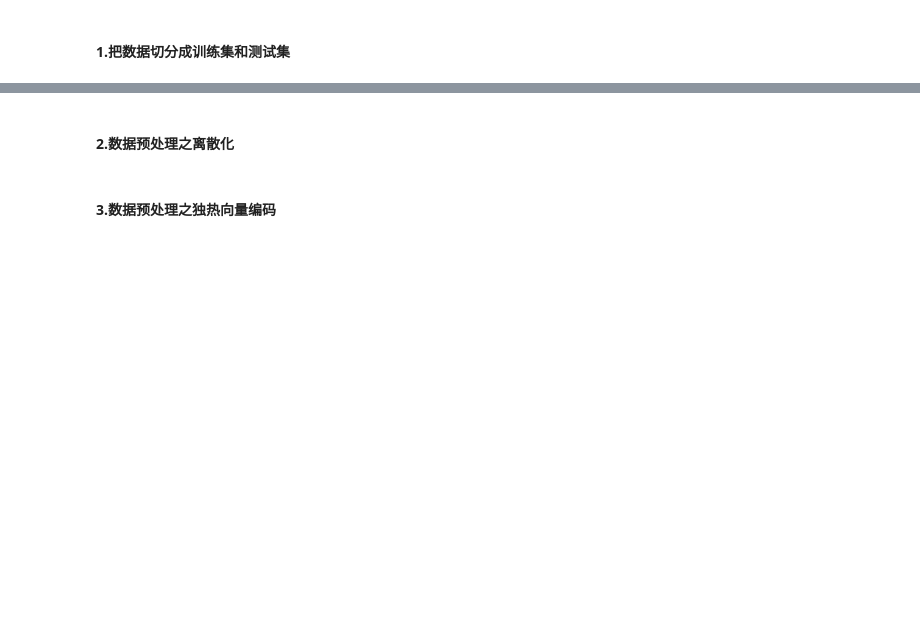
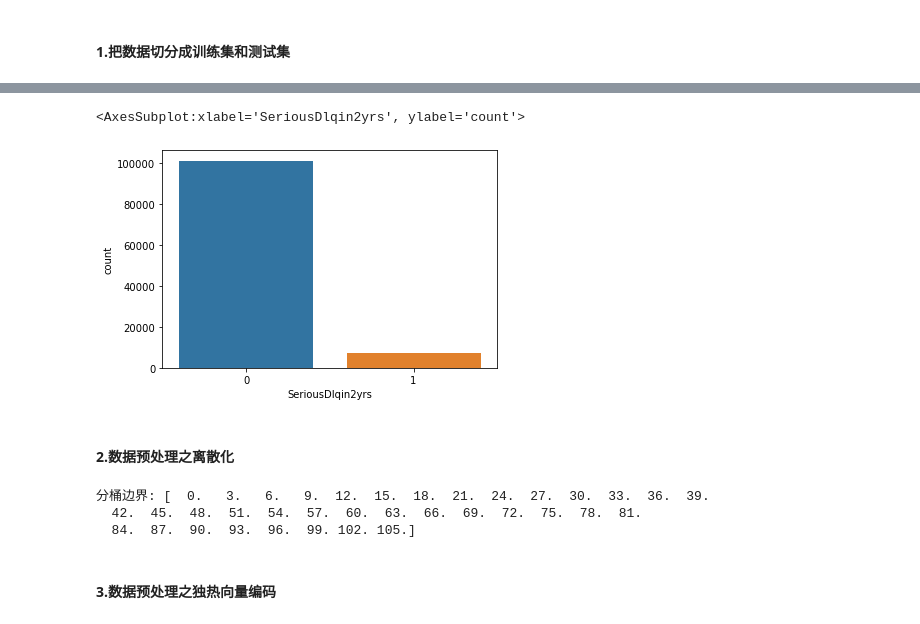
Before and after one commit to iphysresearch/GWData-Bootcamp, a Jupyter notebook: 2023/machine_learning/homework_credit_scoring_finetune_ensemble.ipynb, the cells around one changed output, grey strips where cells are left out. Saved outputs shown, nothing was run; the diff lists cells and outputs as text; code cells hidden in the pictures; blank space fills up the shorter version.

```diff
--- a/2023/machine_learning/homework_credit_scoring_finetune_ensemble.ipynb
+++ b/2023/machine_learning/homework_credit_scoring_finetune_ensemble.ipynb
@@ -62,2 +110,9 @@ y.mean()
+# %%
+#第二中使用seaborn
+import seaborn as sns
+sns.countplot(x='SeriousDlqin2yrs', data=data)
+# %% [output]
+<AxesSubplot:xlabel='SeriousDlqin2yrs', ylabel='count'>
+[figure, added]
 # %% [markdown]
 #### 2.数据预处理之离散化
@@ -67,2 +119,29 @@ y.mean()
+# %%
+# 请对年龄按照3岁一个区间进行离散化
+# 提示：可以先计算出分桶边界，再基于pandas的cut函数进行离散化(分箱、分桶)
+
+#计算分桶边界
+import numpy as np
+
+# 计算年龄的最小值和最大值
+min_age = data['age'].min()
+max_age = data['age'].max()
+
+# 设置分桶的宽度（3岁一个区间）
+bin_width = 3
+
+# 生成分桶的边界
+bins = np.arange(min_age, max_age + bin_width, bin_width)
+
+print("分桶边界:", bins)
+
+# 使用cut函数对测试集和训练集进行离散化
+X_train['AgeGroup'] = pd.cut(X_train['age'], bins)
+X_train.head()
+X_test['AgeGroup'] = pd.cut(X_test['age'], bins)
+# %% [output]
+分桶边界: [  0.   3.   6.   9.  12.  15.  18.  21.  24.  27.  30.  33.  36.  39.
+  42.  45.  48.  51.  54.  57.  60.  63.  66.  69.  72.  75.  78.  81.
+  84.  87.  90.  93.  96.  99. 102. 105.]
 # %% [markdown]
 #### 3.数据预处理之独热向量编码
```
Also changed, not shown: parts of 43 cells of this notebook.
